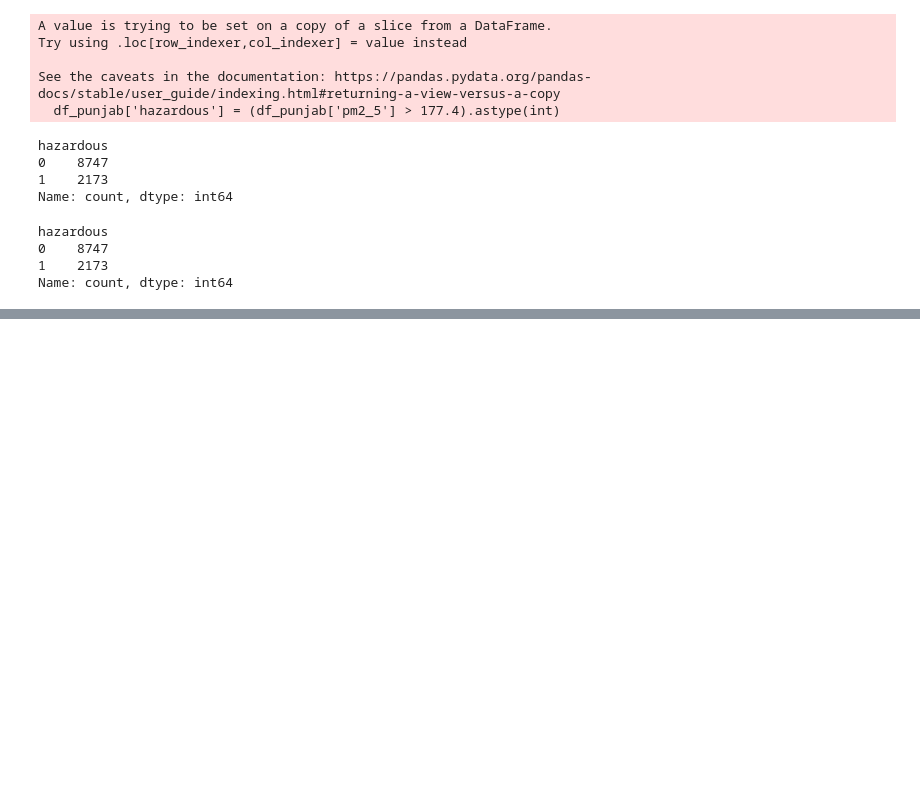
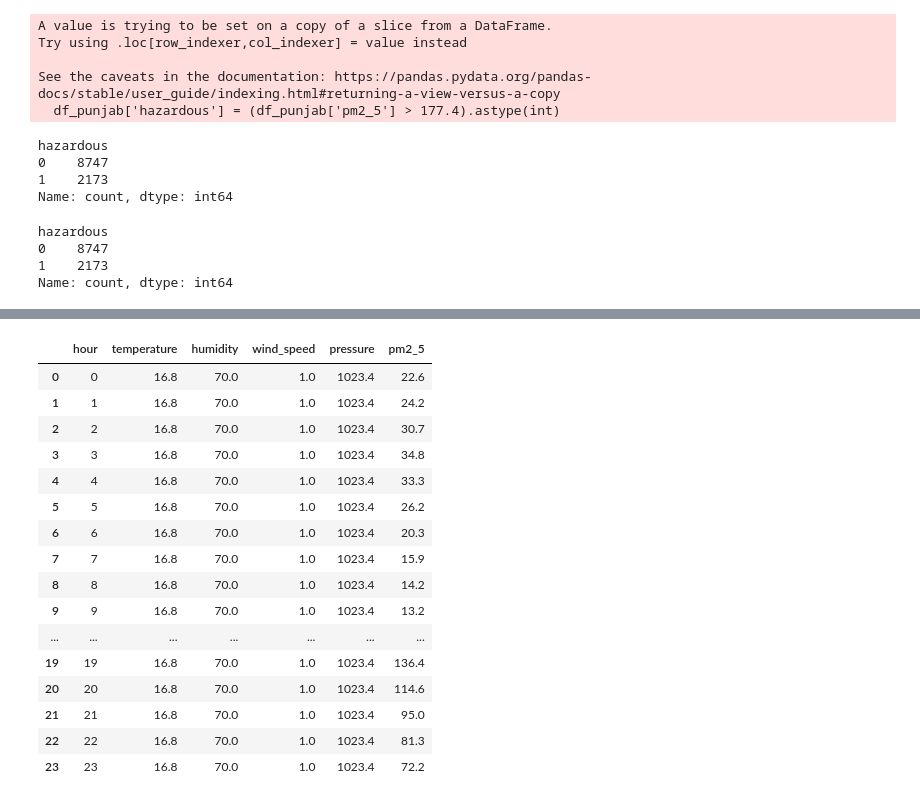
Before and after one commit to zenab-s/lahore-smog-prediction, a Jupyter notebook: notebooks/01_data_exploration.ipynb, the cells around one changed output, grey strips where cells are left out. Drawn from its saved outputs; the diff is of its cells as text; code cells hidden in the pictures; blank space fills up the shorter version.

```diff
--- a/notebooks/01_data_exploration.ipynb
+++ b/notebooks/01_data_exploration.ipynb
@@ -214,0 +289,20 @@ Name: count, dtype: int64
+# %%
+df_punjab[(df_punjab['city'] == 'Faisalabad') & (df_punjab['date'] == '2025-11-06')][['hour', 'temperature', 'humidity', 'wind_speed', 'pressure', 'pm2_5']]
+# %% [output]
+|  | hour | temperature | humidity | wind_speed | pressure | pm2_5 |
+| 0 | 0 | 16.8 | 70.0 | 1.0 | 1023.4 | 22.6 |
+| 1 | 1 | 16.8 | 70.0 | 1.0 | 1023.4 | 24.2 |
+| 2 | 2 | 16.8 | 70.0 | 1.0 | 1023.4 | 30.7 |
+| 3 | 3 | 16.8 | 70.0 | 1.0 | 1023.4 | 34.8 |
+| 4 | 4 | 16.8 | 70.0 | 1.0 | 1023.4 | 33.3 |
+| 5 | 5 | 16.8 | 70.0 | 1.0 | 1023.4 | 26.2 |
+| 6 | 6 | 16.8 | 70.0 | 1.0 | 1023.4 | 20.3 |
+| 7 | 7 | 16.8 | 70.0 | 1.0 | 1023.4 | 15.9 |
+| 8 | 8 | 16.8 | 70.0 | 1.0 | 1023.4 | 14.2 |
+| 9 | 9 | 16.8 | 70.0 | 1.0 | 1023.4 | 13.2 |
+| ... | ... | ... | ... | ... | ... | ... |
+| 19 | 19 | 16.8 | 70.0 | 1.0 | 1023.4 | 136.4 |
+| 20 | 20 | 16.8 | 70.0 | 1.0 | 1023.4 | 114.6 |
+| 21 | 21 | 16.8 | 70.0 | 1.0 | 1023.4 | 95.0 |
+| 22 | 22 | 16.8 | 70.0 | 1.0 | 1023.4 | 81.3 |
+| 23 | 23 | 16.8 | 70.0 | 1.0 | 1023.4 | 72.2 |
```
Also changed, not shown: parts of 15 cells of this notebook.
